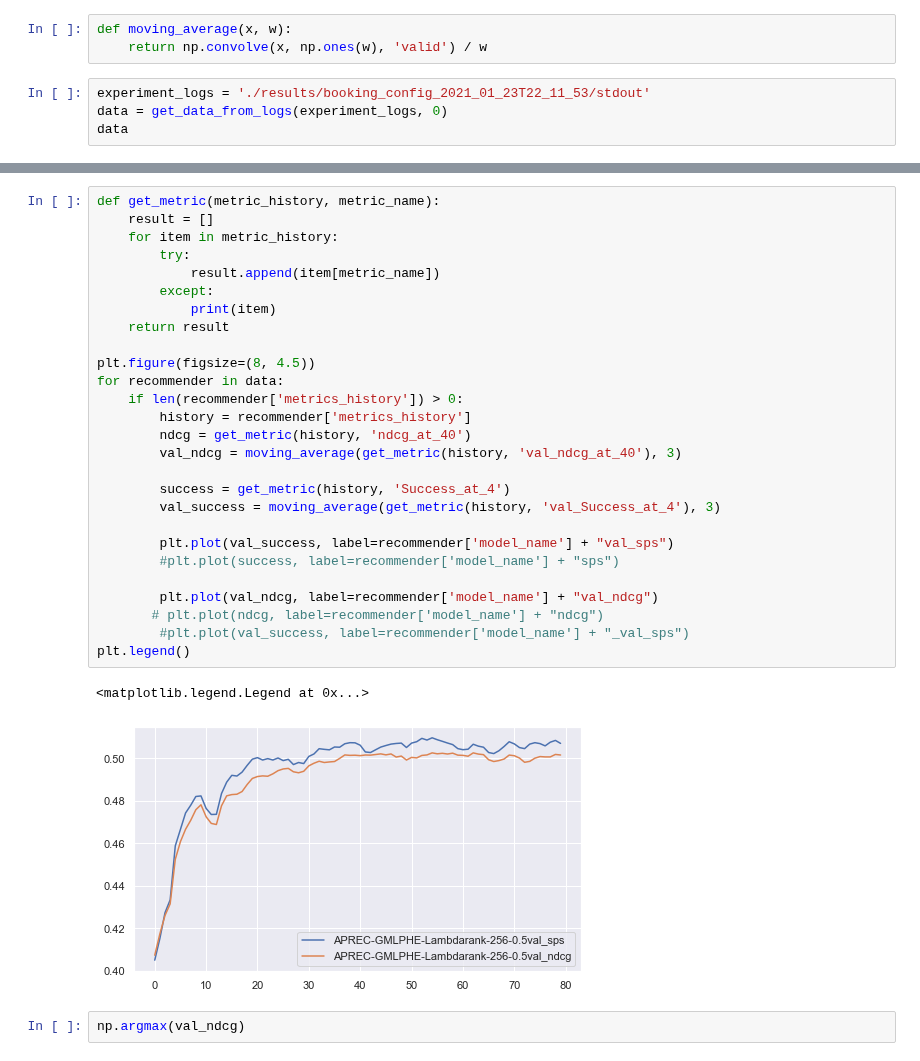
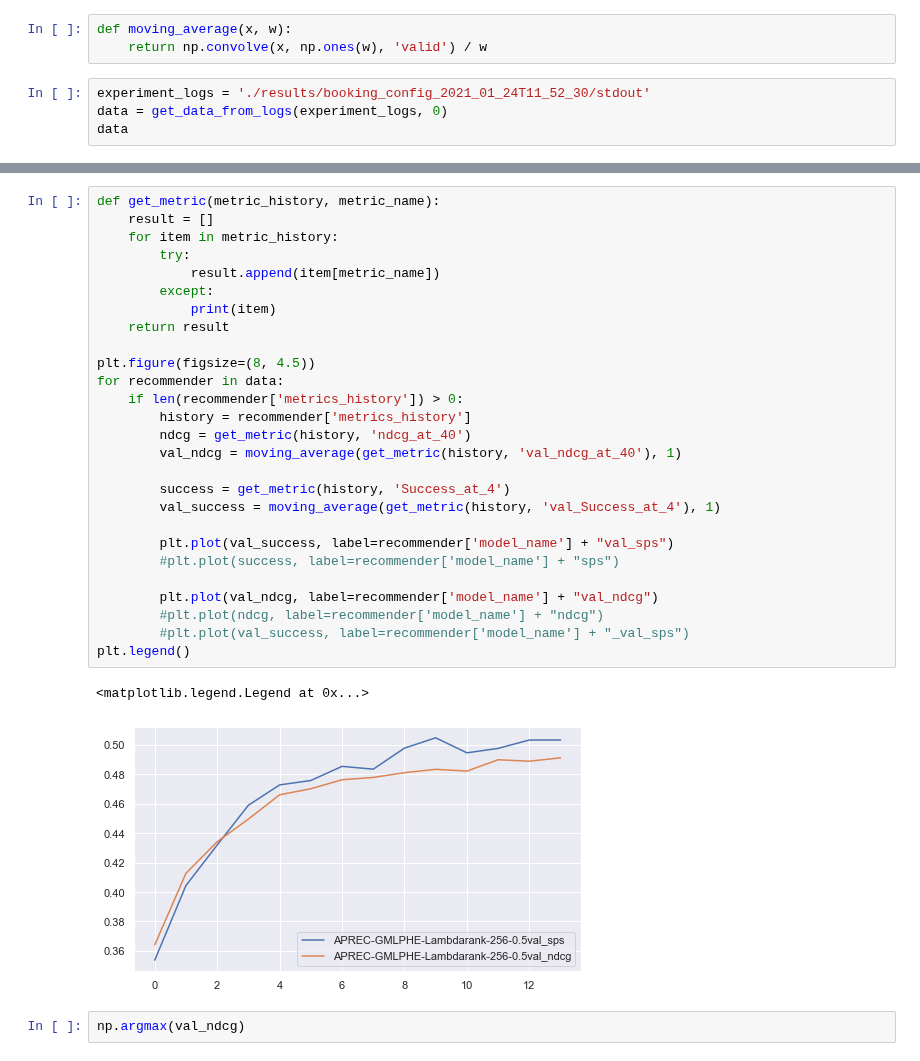
Before and after one commit to asash/gptrec_rl, a Jupyter notebook: evaluation/Results_analysis.ipynb, the cells around one changed output, grey strips where cells are left out. Drawn from its saved outputs; the diff is of its cells as text.

```diff
--- a/evaluation/Results_analysis.ipynb
+++ b/evaluation/Results_analysis.ipynb
@@ -71,7 +71,7 @@ def get_data_from_logs(logfile, experiment_num):
 def moving_average(x, w):
     return np.convolve(x, np.ones(w), 'valid') / w
 # %%
-experiment_logs = './results/booking_config_2021_01_23T22_11_53/stdout'
+experiment_logs = './results/booking_config_2021_01_24T11_52_30/stdout'
 data = get_data_from_logs(experiment_logs, 0)
 data
 # %% [output]
@@ -105,33 +105,33 @@ df
 # %%
 def get_metric(metric_history, metric_name):
     result = []
     for item in metric_history:
         try:
             result.append(item[metric_name])
         except:
             print(item)
     return result
 
 plt.figure(figsize=(8, 4.5))
 for recommender in data:
     if len(recommender['metrics_history']) > 0:
         history = recommender['metrics_history']
         ndcg = get_metric(history, 'ndcg_at_40')
-        val_ndcg = moving_average(get_metric(history, 'val_ndcg_at_40'), 3)
+        val_ndcg = moving_average(get_metric(history, 'val_ndcg_at_40'), 1)
 
         success = get_metric(history, 'Success_at_4')
-        val_success = moving_average(get_metric(history, 'val_Success_at_4'), 3)
+        val_success = moving_average(get_metric(history, 'val_Success_at_4'), 1)
 
         plt.plot(val_success, label=recommender['model_name'] + "val_sps")
         #plt.plot(success, label=recommender['model_name'] + "sps")
 
         plt.plot(val_ndcg, label=recommender['model_name'] + "val_ndcg")
-       # plt.plot(ndcg, label=recommender['model_name'] + "ndcg")
+        #plt.plot(ndcg, label=recommender['model_name'] + "ndcg")
         #plt.plot(val_success, label=recommender['model_name'] + "_val_sps")
 plt.legend()
 # %% [output]
 <matplotlib.legend.Legend at 0x...>
-[figure, old version]
+[figure, new version]
 # %%
 np.argmax(val_ndcg)
 # %% [output]
```
Also changed, not shown: parts of 2 cells of this notebook.
